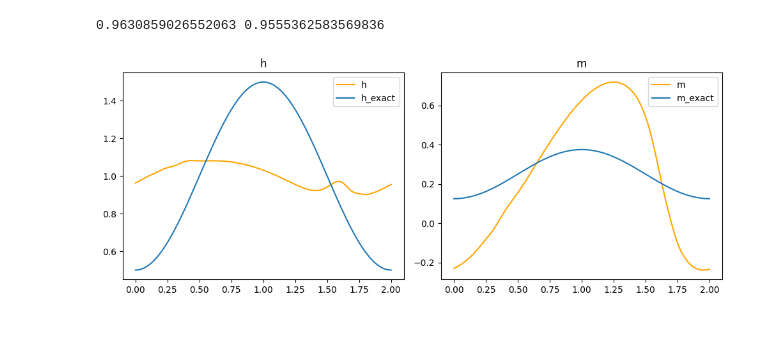
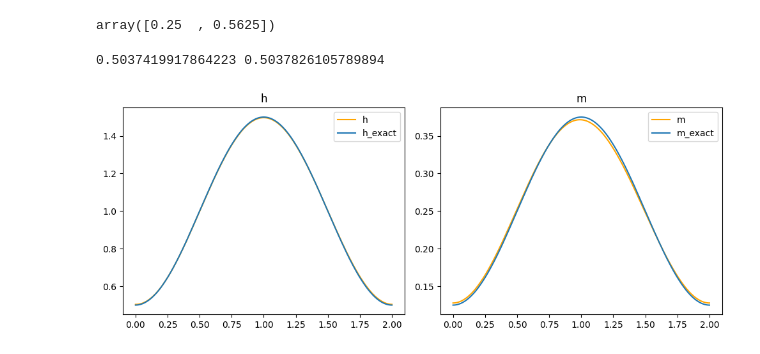
Before and after one commit to JunmiHu/MATH-459, a Jupyter notebook: project1/Jumi.ipynb, the cells around one changed output. Saved outputs shown, nothing was run; the diff lists cells and outputs as text; code cells hidden in the pictures.

```diff
--- a/project1/Jumi.ipynb
+++ b/project1/Jumi.ipynb
@@ -111,13 +127,19 @@ def m0_D(x , u = 0.25):
     return np.piecewise(x, [x < 1, x>1], [lambda x: -1.5, lambda x: 0])
 # %%
 # Define Problem
-Problem = SHE(T =0.45)
+time = 0.5
+Problem = SHE(T = time)
 
 # Set Bc
 Problem.set_BC("P")
 
 #
 Problem.IV(h0_A , m0_A)
+# %%
+#Problem.F(Problem.q[:,0] , Problem.q[:,0])
+Problem.f(Problem.q[:,0])
+# %% [output]
+array([0.25  , 0.5625])
 # %%
 Problem.Solve()
 # %%
@@ -130,27 +152,27 @@ def m_exact(x,t):
 # %%
 h = Problem.q[0]
 m = Problem.q[1]
 
 print(h[0], h[Problem.N-1])
 x = Problem.x
 fig, axs = plt.subplots(1, 2, figsize=(10, 4))
 # Plot data on the first subplot
 axs[0].plot(x, h, label='h' , color = "orange")
-axs[0].plot(x, h_exact(x , 0.5), label='h_exact')
+axs[0].plot(x, h_exact(x , time), label='h_exact')
 axs[0].set_title('h')
 axs[0].legend()
 
 # Plot data on the second subplot
 axs[1].plot(x, m, label='m', color='orange')
-axs[1].plot(x, m_exact(x , 0.5), label='m_exact')
+axs[1].plot(x, m_exact(x , time), label='m_exact')
 axs[1].set_title('m')
 axs[1].legend()
 
 # Adjust layout to prevent clipping of titles
 plt.tight_layout()
 
 # Show the plot
 plt.show()
 # %% [output]
-0.9630859026552063 0.9555362583569836
+0.5037419917864223 0.5037826105789894
-[figure, old version]
+[figure, new version]
```
Also changed, not shown: parts of 1 cell of this notebook.
